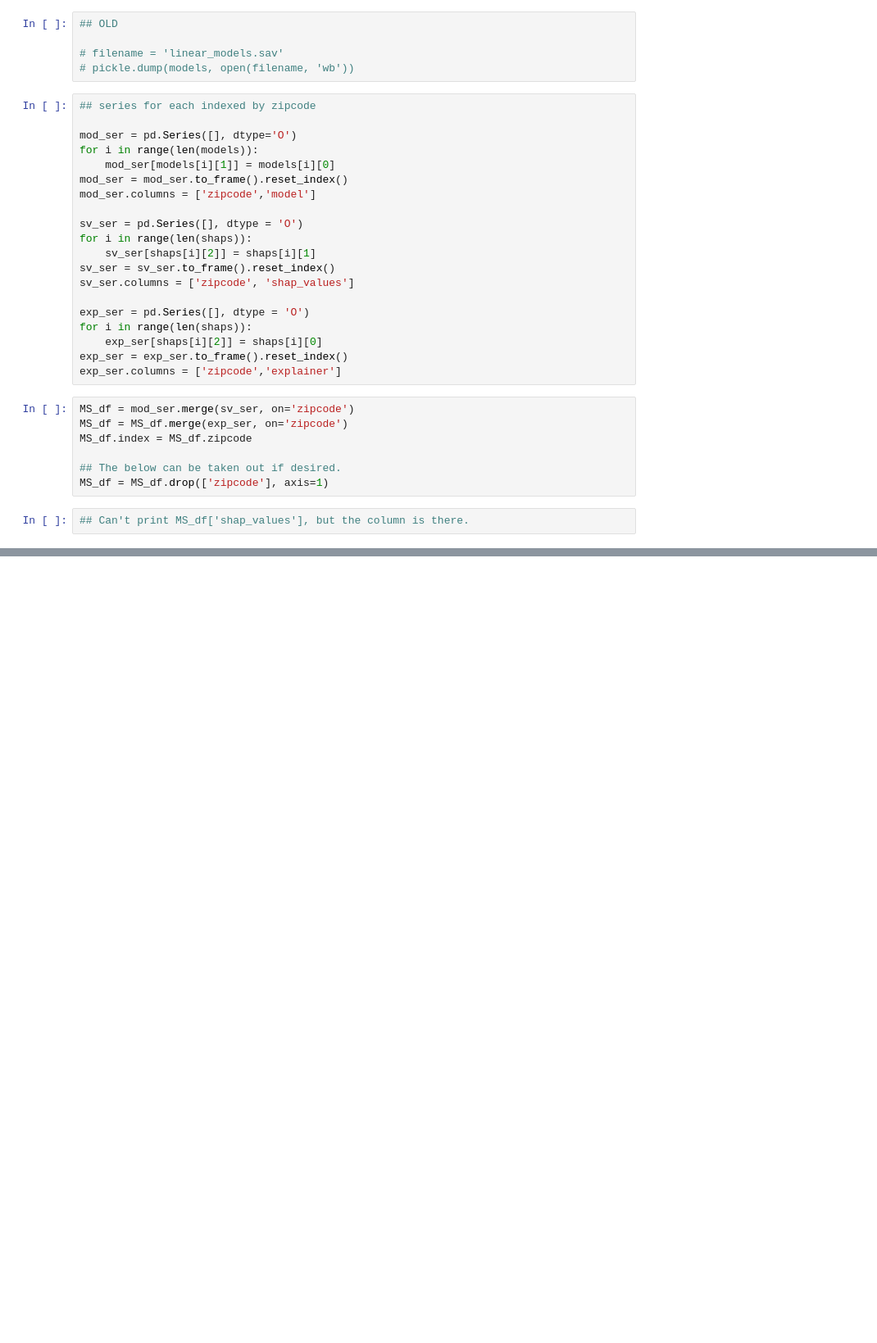
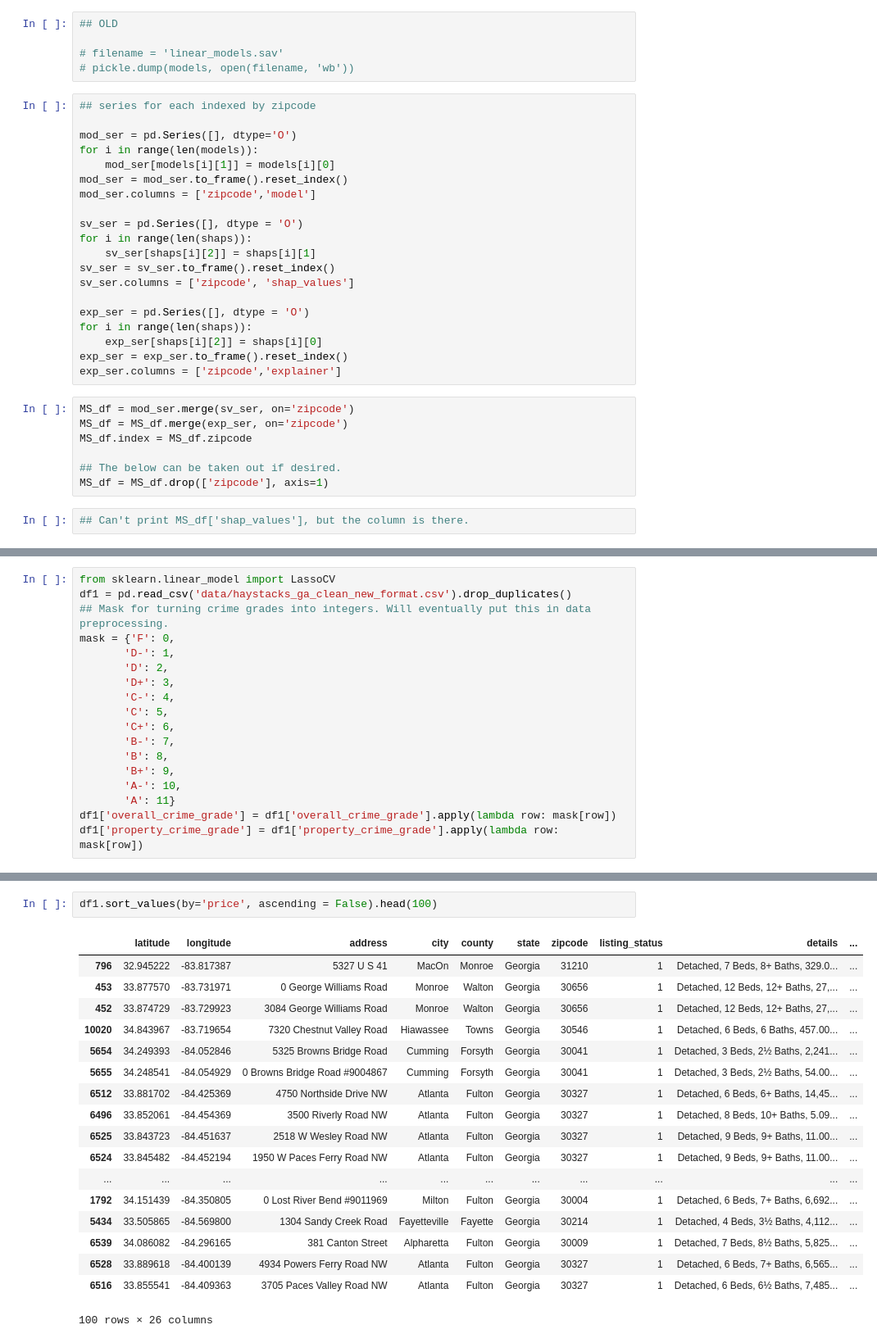
Before and after one commit to jl-haystacks/hackstack-ai-project-4-group-1, a Jupyter notebook: Models/MLR.ipynb, the cells around one changed output, grey strips where cells are left out. Shown: that part at 82% size. Cells and saved outputs as stored; diff of their text form; blank space fills up the shorter version.

```diff
--- a/Models/MLR.ipynb
+++ b/Models/MLR.ipynb
@@ -188,0 +225,18 @@ pickle.dump(models, open(filename, 'wb'))
+# %%
+from sklearn.linear_model import LassoCV
+df1 = pd.read_csv('data/haystacks_ga_clean_new_format.csv').drop_duplicates()
+## Mask for turning crime grades into integers. Will eventually put this in data preprocessing.
+mask = {'F': 0,
+       'D-': 1,
+       'D': 2,
+       'D+': 3,
+       'C-': 4,
+       'C': 5,
+       'C+': 6,
+       'B-': 7,
+       'B': 8,
+       'B+': 9,
+       'A-': 10,
+       'A': 11}
+df1['overall_crime_grade'] = df1['overall_crime_grade'].apply(lambda row: mask[row])
+df1['property_crime_grade'] = df1['property_crime_grade'].apply(lambda row: mask[row])
@@ -188,0 +311,21 @@ pickle.dump(models, open(filename, 'wb'))
+# %%
+df1.sort_values(by='price', ascending = False).head(100)
+# %% [output]
+|  | latitude | longitude | address | city | county | state | zipcode | listing_status | details | ... |
+| 796 | 32.945222 | -83.817387 | 5327 U S 41 | MacOn | Monroe | Georgia | 31210 | 1 | Detached, 7 Beds, 8+ Baths, 329.0... | ... |
+| 453 | 33.877570 | -83.731971 | 0 George Williams Road | Monroe | Walton | Georgia | 30656 | 1 | Detached, 12 Beds, 12+ Baths, 27,... | ... |
+| 452 | 33.874729 | -83.729923 | 3084 George Williams Road | Monroe | Walton | Georgia | 30656 | 1 | Detached, 12 Beds, 12+ Baths, 27,... | ... |
+| 10020 | 34.843967 | -83.719654 | 7320 Chestnut Valley Road | Hiawassee | Towns | Georgia | 30546 | 1 | Detached, 6 Beds, 6 Baths, 457.00... | ... |
+| 5654 | 34.249393 | -84.052846 | 5325 Browns Bridge Road | Cumming | Forsyth | Georgia | 30041 | 1 | Detached, 3 Beds, 2½ Baths, 2,241... | ... |
+| 5655 | 34.248541 | -84.054929 | 0 Browns Bridge Road #9004867 | Cumming | Forsyth | Georgia | 30041 | 1 | Detached, 3 Beds, 2½ Baths, 54.00... | ... |
+| 6512 | 33.881702 | -84.425369 | 4750 Northside Drive NW | Atlanta | Fulton | Georgia | 30327 | 1 | Detached, 6 Beds, 6+ Baths, 14,45... | ... |
+| 6496 | 33.852061 | -84.454369 | 3500 Riverly Road NW | Atlanta | Fulton | Georgia | 30327 | 1 | Detached, 8 Beds, 10+ Baths, 5.09... | ... |
+| 6525 | 33.843723 | -84.451637 | 2518 W Wesley Road NW | Atlanta | Fulton | Georgia | 30327 | 1 | Detached, 9 Beds, 9+ Baths, 11.00... | ... |
+| 6524 | 33.845482 | -84.452194 | 1950 W Paces Ferry Road NW | Atlanta | Fulton | Georgia | 30327 | 1 | Detached, 9 Beds, 9+ Baths, 11.00... | ... |
+| ... | ... | ... | ... | ... | ... | ... | ... | ... | ... | ... |
+| 1792 | 34.151439 | -84.350805 | 0 Lost River Bend #9011969 | Milton | Fulton | Georgia | 30004 | 1 | Detached, 6 Beds, 7+ Baths, 6,692... | ... |
+| 5434 | 33.505865 | -84.569800 | 1304 Sandy Creek Road | Fayetteville | Fayette | Georgia | 30214 | 1 | Detached, 4 Beds, 3½ Baths, 4,112... | ... |
+| 6539 | 34.086082 | -84.296165 | 381 Canton Street | Alpharetta | Fulton | Georgia | 30009 | 1 | Detached, 7 Beds, 8½ Baths, 5,825... | ... |
+| 6528 | 33.889618 | -84.400139 | 4934 Powers Ferry Road NW | Atlanta | Fulton | Georgia | 30327 | 1 | Detached, 6 Beds, 7+ Baths, 6,565... | ... |
+| 6516 | 33.855541 | -84.409363 | 3705 Paces Valley Road NW | Atlanta | Fulton | Georgia | 30327 | 1 | Detached, 6 Beds, 6½ Baths, 7,485... | ... |
+100 rows × 26 columns
```
Also changed, not shown: parts of 18 cells of this notebook, 1 other file.
